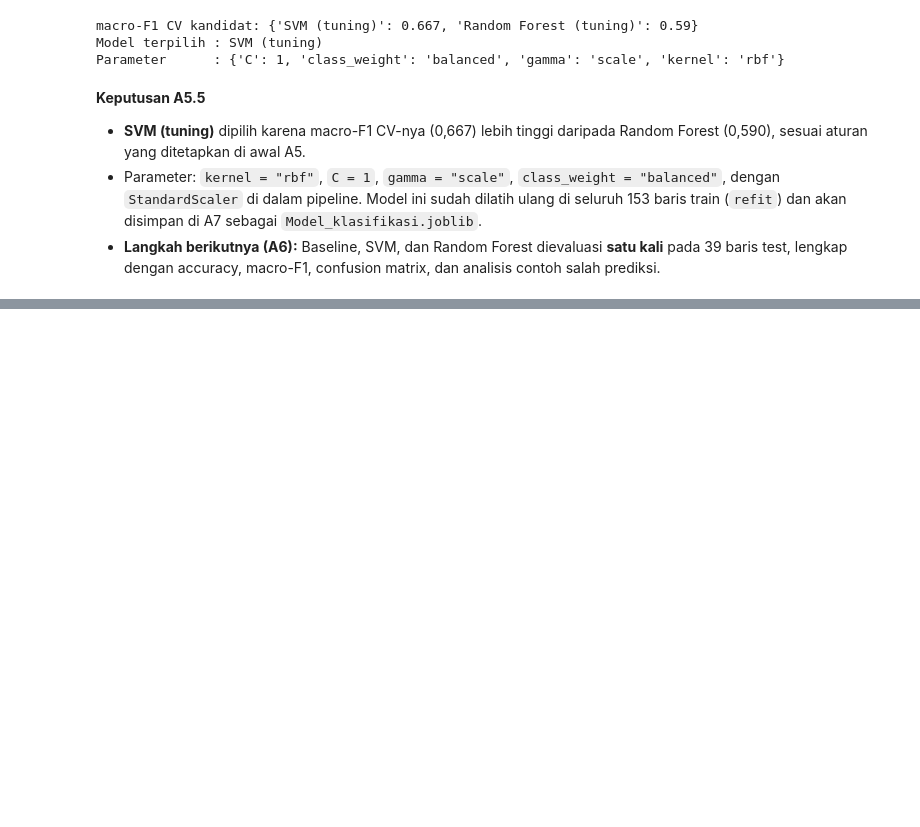
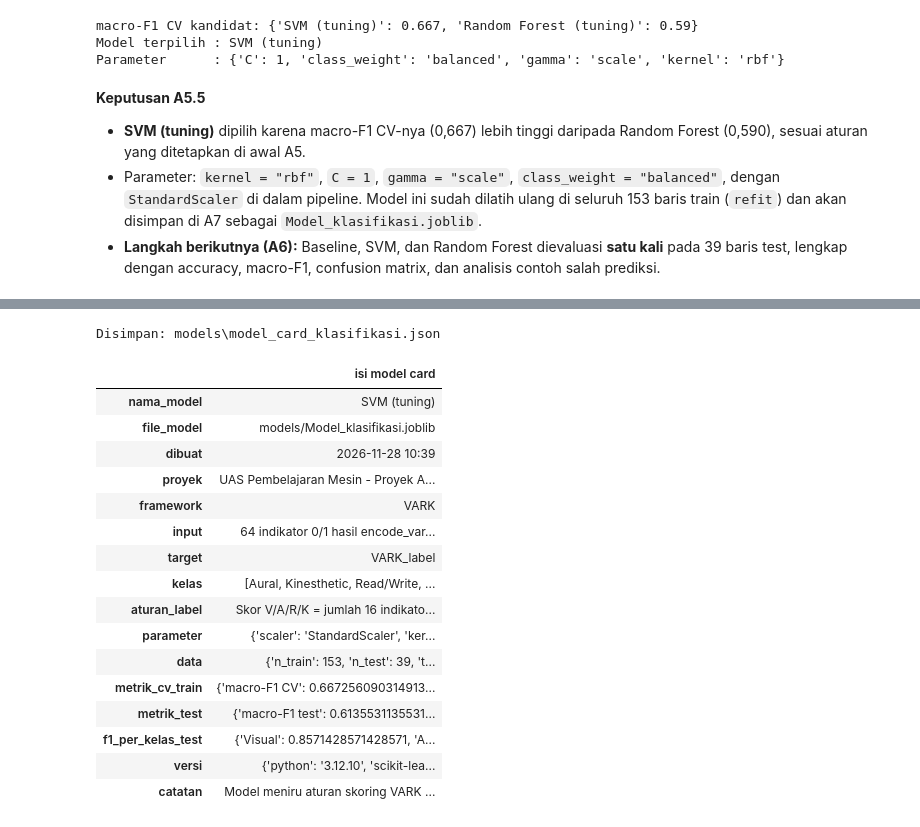
Before and after one commit to edwardchristi4n/machine_learning_final_exam, a Jupyter notebook: notebook/Notebook_A_Klasifikasi.ipynb, the cells around one changed output, grey strips where cells are left out. Cells and saved outputs as stored; diff of their text form; code cells hidden in the pictures; blank space fills up the shorter version.

```diff
--- a/notebook/Notebook_A_Klasifikasi.ipynb
+++ b/notebook/Notebook_A_Klasifikasi.ipynb
@@ -1014,0 +1284,7 @@ Parameter      : {'C': 1, 'class_weight': 'balanced', 'gamma': 'scale', 'kernel'
+# %%
+model_simpan = MODEL_FINAL[NAMA_TERPILIH]
+path_model = MODEL_DIR / "Model_klasifikasi.joblib"
+joblib.dump(model_simpan, path_model, compress=3)
+print(f"Disimpan: {path_model.relative_to(PROJECT_DIR)} ({path_model.stat().st_size / 1024:.0f} KB)")
+print("Isi pipeline:", " -> ".join(type(step).__name__ for _, step in model_simpan.steps))
+print("Kelas yang dikenali model:", list(model_simpan.classes_))
@@ -1014,0 +1297,10 @@ Parameter      : {'C': 1, 'class_weight': 'balanced', 'gamma': 'scale', 'kernel'
+# %%
+model_muat = joblib.load(path_model)
+pred_muat = model_muat.predict(X_test)
+
+assert (pred_muat == pred_test[NAMA_TERPILIH].to_numpy()).all(), "Prediksi model yang dimuat berbeda"
+assert list(model_muat.feature_names_in_) == FEATURE_COLS, "Urutan fitur model berbeda dengan FEATURE_COLS"
+assert set(model_muat.classes_) == set(KELAS)
+print(f"OK: model dimuat ulang tanpa training; prediksi {len(pred_muat)} data test identik dengan A6.")
+print(f"accuracy test: {accuracy_score(y_test, pred_muat):.3f} | macro-F1 test: "
+      f"{f1_score(y_test, pred_muat, average='macro', labels=KELAS, zero_division=0):.3f}")
@@ -1014,0 +1350,56 @@ Parameter      : {'C': 1, 'class_weight': 'balanced', 'gamma': 'scale', 'kernel'
+# %%
+param_svm = model_simpan.named_steps["model"].get_params()
+model_card = {
+    "nama_model": NAMA_TERPILIH,
+    "file_model": "models/Model_klasifikasi.joblib",
+    "dibuat": pd.Timestamp.now().strftime("%Y-%m-%d %H:%M"),
+    "proyek": "UAS Pembelajaran Mesin - Proyek A Klasifikasi Preferensi Belajar (KelpAdam)",
+    "framework": "VARK",
+    "input": "64 indikator 0/1 hasil encode_vark (1 = opsi dipilih); urutan kolom wajib sama dengan 'fitur'",
+    "fitur": FEATURE_COLS,
+    "target": "VARK_label",
+    "kelas": list(model_simpan.classes_),
+    "penjelasan_kategori": PENJELASAN_KATEGORI,
+    "aturan_label": ("Skor V/A/R/K = jumlah 16 indikator per modalitas; label = modalitas dengan skor tertinggi "
+                     "yang unik; jika ada skor tertinggi yang sama -> Seri (Panduan Klasifikasi bagian 6)"),
+    "parameter": {"scaler": "StandardScaler",
+                  **{k: param_svm[k] for k in ["kernel", "C", "gamma", "class_weight"]}},
+    "data": {"n_train": len(X_train), "n_test": len(X_test), "test_size": TEST_SIZE, "random_state_split": SEED,
+             "stratify": "VARK_label", "cv": "5-fold StratifiedKFold(shuffle=True, random_state=42) di data train"},
+    "metrik_cv_train": {k: float(hasil_cv.loc[NAMA_TERPILIH, k]) for k in ["macro-F1 CV", "accuracy CV"]},
+    "metrik_test": {k: float(hasil_test.loc[NAMA_TERPILIH, k]) for k in ["macro-F1 test", "accuracy test"]},
+    "f1_per_kelas_test": {k: float(laporan.loc[k, "f1-score"]) for k in KELAS},
+    "versi": {"python": platform.python_version(), "scikit-learn": sklearn.__version__, "pandas": pd.__version__,
+              "numpy": np.__version__, "joblib": joblib.__version__},
+    "catatan": ("Model meniru aturan skoring VARK dari jawaban yang sama; hasilnya bukan bukti keberadaan atau "
+                "keunggulan gaya belajar tertentu. Kategori Seri adalah aturan operasional tugas."),
+}
+path_card = MODEL_DIR / "model_card_klasifikasi.json"
+with open(path_card, "w", encoding="utf-8") as f:
+    json.dump(model_card, f, indent=2, ensure_ascii=False, default=str)
+
+with open(path_card, encoding="utf-8") as f:
+    cek_card = json.load(f)
+assert cek_card["fitur"] == FEATURE_COLS and set(cek_card["kelas"]) == set(KELAS)
+print("Disimpan:", path_card.relative_to(PROJECT_DIR))
+display(pd.Series({k: v for k, v in cek_card.items() if k not in ("fitur", "penjelasan_kategori")},
+                  name="isi model card").to_frame())
+# %% [output]
+Disimpan: models\model_card_klasifikasi.json
+|  | isi model card |
+| nama_model | SVM (tuning) |
+| file_model | models/Model_klasifikasi.joblib |
+| dibuat | 2026-11-28 10:39 |
+| proyek | UAS Pembelajaran Mesin - Proyek A... |
+| framework | VARK |
+| input | 64 indikator 0/1 hasil encode_var... |
+| target | VARK_label |
+| kelas | [Aural, Kinesthetic, Read/Write, ... |
+| aturan_label | Skor V/A/R/K = jumlah 16 indikato... |
+| parameter | {'scaler': 'StandardScaler', 'ker... |
+| data | {'n_train': 153, 'n_test': 39, 't... |
+| metrik_cv_train | {'macro-F1 CV': 0.667256090314913... |
+| metrik_test | {'macro-F1 test': 0.6135531135531... |
+| f1_per_kelas_test | {'Visual': 0.8571428571428571, 'A... |
+| versi | {'python': '3.12.10', 'scikit-lea... |
+| catatan | Model meniru aturan skoring VARK ... |
```
Also changed, not shown: parts of 29 cells of this notebook, 10 other files.
